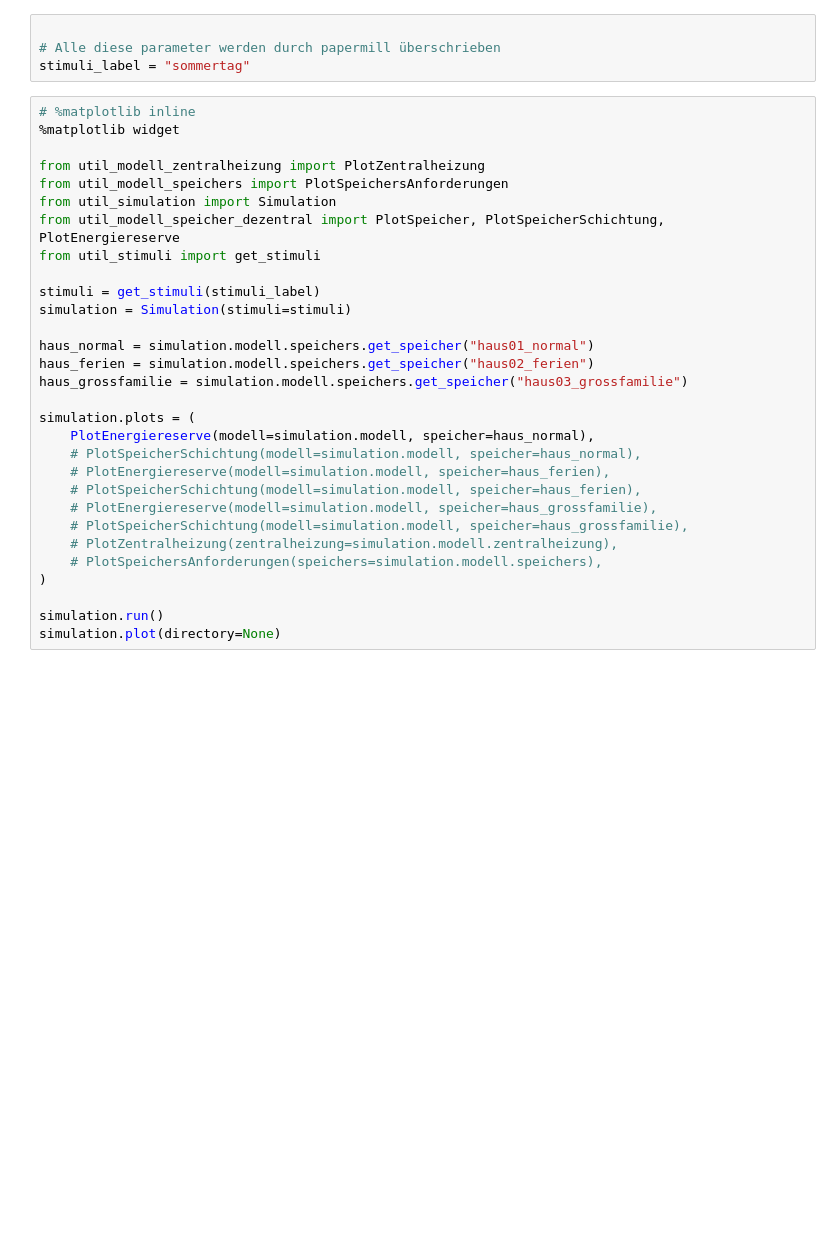
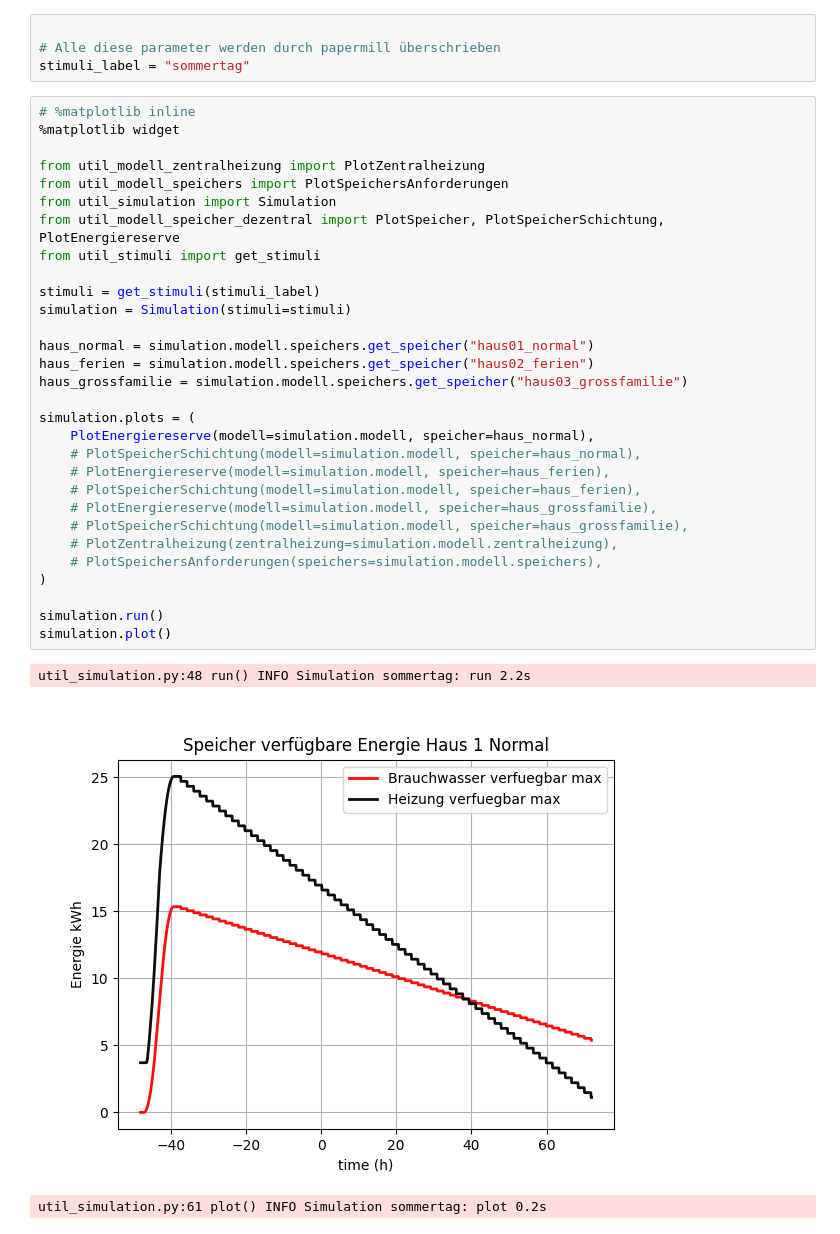
Before and after one commit to petermaerki/heizung_puenterswis_simulation_git, a Jupyter notebook: simulation_design.ipynb, the cells around one changed output. Drawn from its saved outputs; the diff is of its cells as text; blank space fills up the shorter version.

Commit message:
Jupyter Notebook mit Diagramm

```diff
--- a/simulation_design.ipynb
+++ b/simulation_design.ipynb
@@ -7,30 +7,34 @@ stimuli_label = "sommertag"
 # %%
 # %matplotlib inline
 %matplotlib widget
 
 from util_modell_zentralheizung import PlotZentralheizung
 from util_modell_speichers import PlotSpeichersAnforderungen
 from util_simulation import Simulation
 from util_modell_speicher_dezentral import PlotSpeicher, PlotSpeicherSchichtung, PlotEnergiereserve
 from util_stimuli import get_stimuli
 
 stimuli = get_stimuli(stimuli_label)
 simulation = Simulation(stimuli=stimuli)
 
 haus_normal = simulation.modell.speichers.get_speicher("haus01_normal")
 haus_ferien = simulation.modell.speichers.get_speicher("haus02_ferien")
 haus_grossfamilie = simulation.modell.speichers.get_speicher("haus03_grossfamilie")
 
 simulation.plots = (
     PlotEnergiereserve(modell=simulation.modell, speicher=haus_normal),
     # PlotSpeicherSchichtung(modell=simulation.modell, speicher=haus_normal),
     # PlotEnergiereserve(modell=simulation.modell, speicher=haus_ferien),
     # PlotSpeicherSchichtung(modell=simulation.modell, speicher=haus_ferien),
     # PlotEnergiereserve(modell=simulation.modell, speicher=haus_grossfamilie),
     # PlotSpeicherSchichtung(modell=simulation.modell, speicher=haus_grossfamilie),
     # PlotZentralheizung(zentralheizung=simulation.modell.zentralheizung),
     # PlotSpeichersAnforderungen(speichers=simulation.modell.speichers),
 )
 
 simulation.run()
-simulation.plot(directory=None)
+simulation.plot()
+# %% [output]
+util_simulation.py:48 run() INFO Simulation sommertag: run 2.2s
+[figure, added]
+util_simulation.py:61 plot() INFO Simulation sommertag: plot 0.2s
```
Also changed, not shown: 4 other files.
